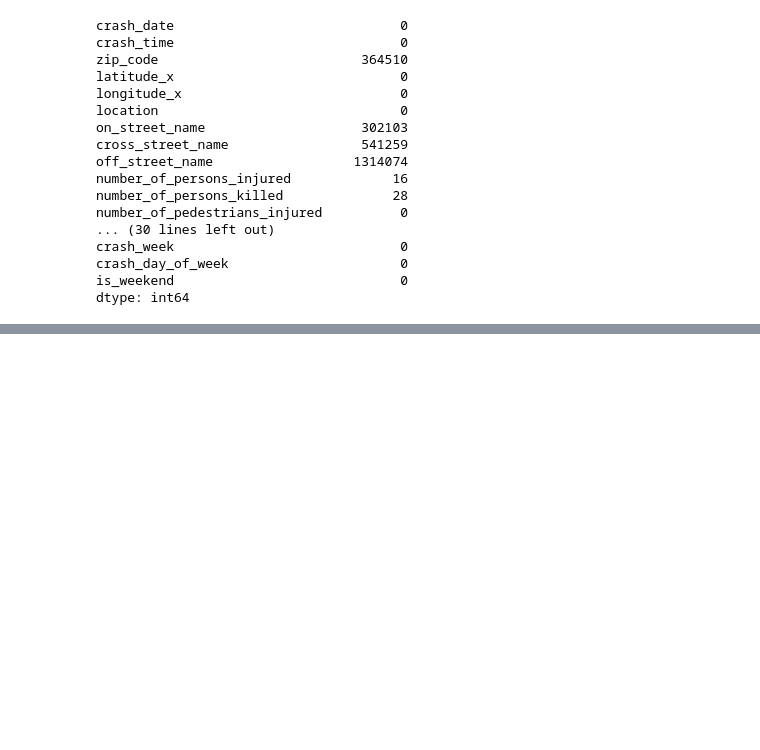
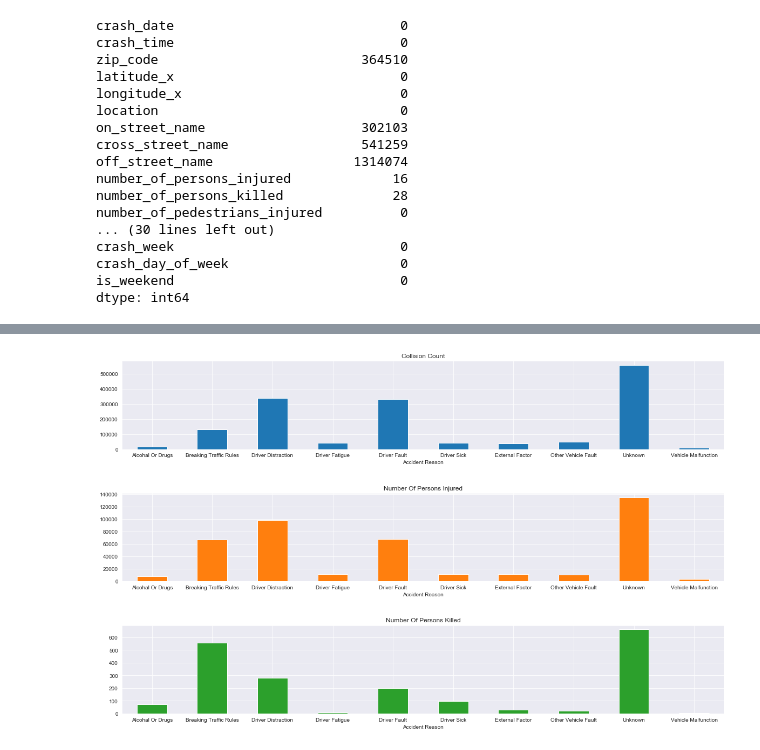
Before and after one commit to Haider-Ali-Afzal-93/Creditshelf-Coding-Challenge, a Jupyter notebook: NYC Traffic Collisions.ipynb, the cells around one changed output, grey strips where cells are left out. Saved outputs shown, nothing was run; the diff lists cells and outputs as text; code cells hidden in the pictures; blank space fills up the shorter version.

```diff
--- a/NYC Traffic Collisions.ipynb
+++ b/NYC Traffic Collisions.ipynb
@@ -813,0 +468,18 @@ def tune_model(X,y):
+# %%
+#reading the conributing_factor_vehicle lookup for grouping accident reasons
+contributing_factor_lookup=pd.read_csv('./contributing_factor_lookup.csv')
+collision_station_comb = collision_station_comb.merge(
+    contributing_factor_lookup,on='contributing_factor_vehicle_1',how='left')
+# %%
+accident_reason = collision_station_comb.groupby(['accident_reason'],as_index=False).agg({'collision_id':'count',
+                                                 'number_of_persons_injured':'sum',
+                                                 'number_of_persons_killed':'sum'})
+sns.set_style('darkgrid')
+accident_reason.columns = [col.replace('_',' ').title() for col in accident_reason.columns]
+accident_reason.rename(columns={'Collision Id':'Collision Count'},inplace=True)
+accident_reason['Accident Reason'] = accident_reason['Accident Reason'].apply(lambda x:x.replace('_',' ').title())
+accident_reason.plot.bar(x='Accident Reason',subplots=True,rot=0,figsize=(20,12),legend=False,sharex=False)
+plt.subplots_adjust(hspace=0.5)
+plt.show()
+# %% [output]
+[figure, added]
```
Also changed, not shown: parts of 209 cells of this notebook, 2 other files.
